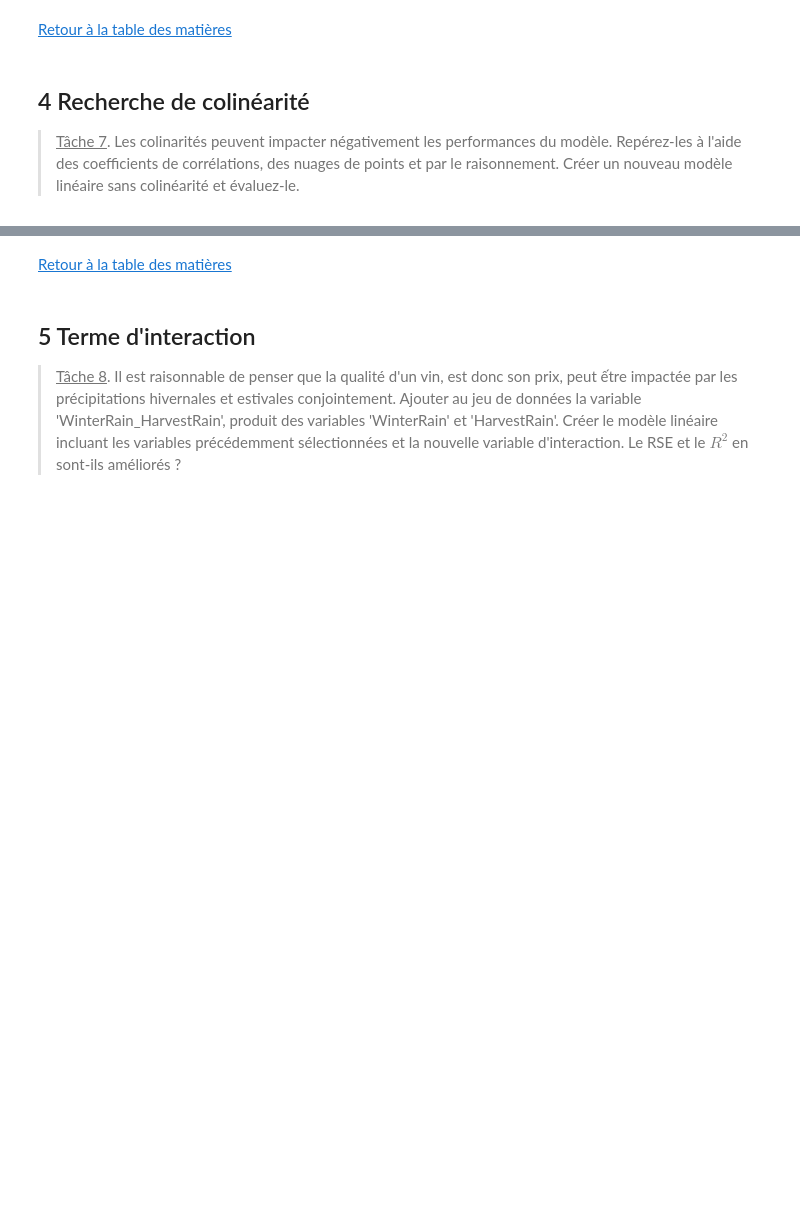
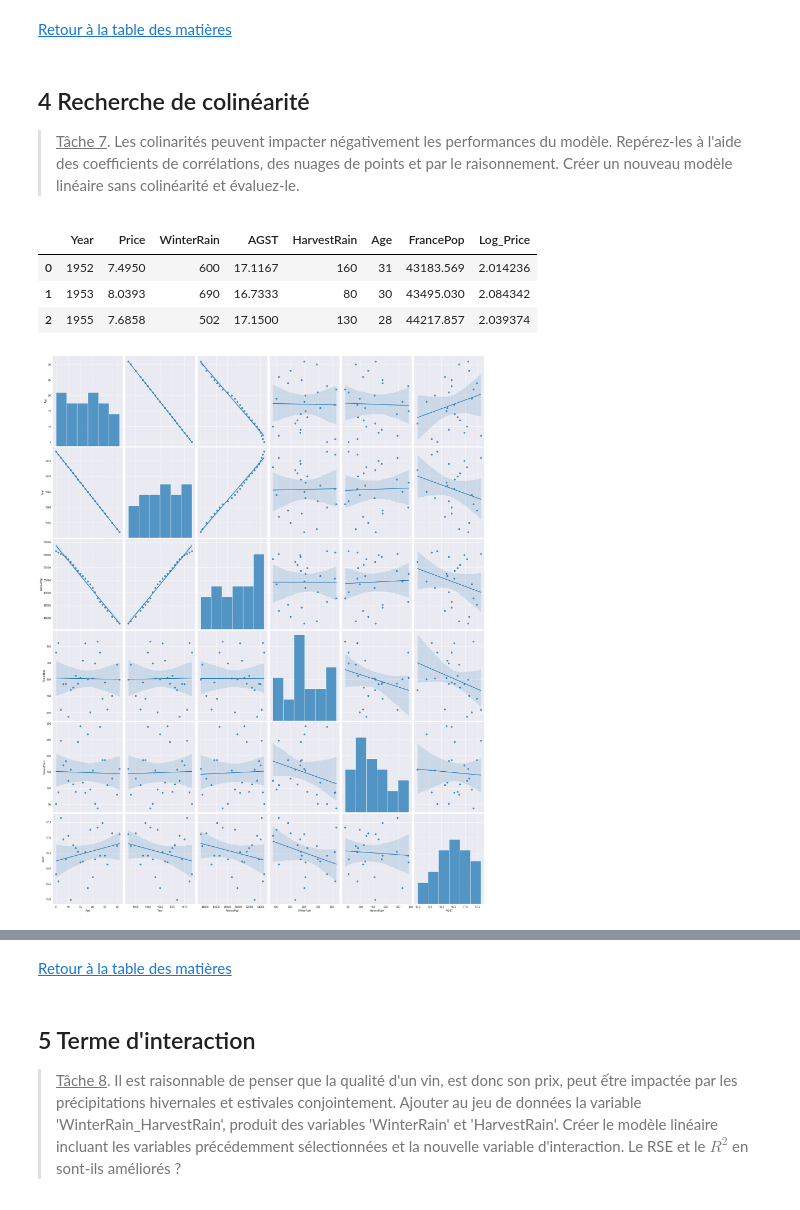
Before and after one commit to Aubert-Antoine/EL_3019-Data_Sciences, a Jupyter notebook: TP5 Regression_lineaire/TPRegressionLineaireSujet.ipynb, the cells around one changed output, grey strips where cells are left out. Drawn from its saved outputs; the diff is of its cells as text; code cells hidden in the pictures; blank space fills up the shorter version.

```diff
--- a/TP5 Regression_lineaire/TPRegressionLineaireSujet.ipynb
+++ b/TP5 Regression_lineaire/TPRegressionLineaireSujet.ipynb
@@ -146,0 +151,13 @@ array=[2.01423613 2.08434201 2.03937447 1.94369341 1.91356404 2.08885955
+# %%
+regr_simple=LinearRegression()
+
+data = wine
+y = data['Log_Price']
+
+X_simple=data[['AGST']]
+regr_simple.fit(X_simple,y)
+print(regr_simple.coef_)
+print(regr_simple.intercept_)
+y_pred_simple=regr_simple.predict(X_simple)
+RSS_simple=sum( (y-y_pred_simple)**2)
+print(RSS_simple)
@@ -158,3 +211,14 @@ array=[2.01423613 2.08434201 2.03937447 1.94369341 1.91356404 2.08885955
 ## 4 Recherche de colinéarité
 
 ><u>Tâche 7</u>. Les colinarités peuvent impacter négativement les performances du modèle. Repérez-les à l'aide des coefficients de corrélations, des nuages de points et par le raisonnement. Créer un nouveau modèle linéaire sans colinéarité et évaluez-le.
+# %%
+data.head(3)
+# %% [output]
+|  | Year | Price | WinterRain | AGST | HarvestRain | Age | FrancePop | Log_Price |
+| 0 | 1952 | 7.4950 | 600 | 17.1167 | 160 | 31 | 43183.569 | 2.014236 |
+| 1 | 1953 | 8.0393 | 690 | 16.7333 | 80 | 30 | 43495.030 | 2.084342 |
+| 2 | 1955 | 7.6858 | 502 | 17.1500 | 130 | 28 | 44217.857 | 2.039374 |
+# %%
+sns.pairplot(data[['Age','Year','FrancePop', 'WinterRain', 'HarvestRain', 'AGST']],height=5, aspect=.8, kind="reg");
+# %% [output]
+[figure, added]
```
Also changed, not shown: parts of 12 cells of this notebook, 15 other files.
